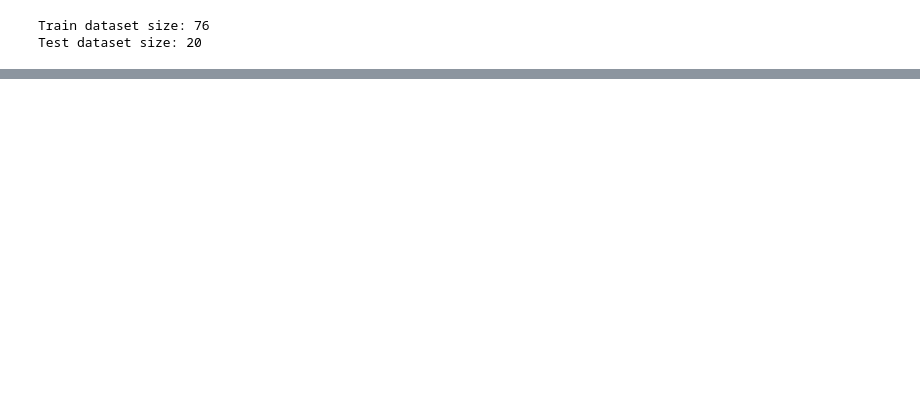
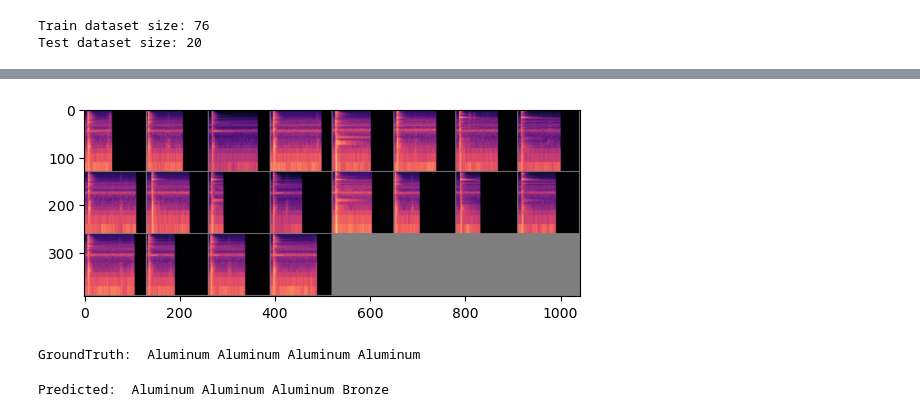
Before and after one commit to loopyNid/appliedMachineLearningSound, a Jupyter notebook: testModel2.ipynb, the cells around one changed output, grey strips where cells are left out. Drawn from its saved outputs; the diff is of its cells as text; code cells hidden in the pictures; blank space fills up the shorter version.

```diff
--- a/testModel2.ipynb
+++ b/testModel2.ipynb
@@ -136,0 +224,19 @@ RuntimeError: mat1 and mat2 shapes cannot be multiplied (32x262144 and 65536x128
+# %%
+dataiter = iter(test_loader)
+images, labels = next(dataiter)
+
+# print images
+imshow(torchvision.utils.make_grid(images))
+print('GroundTruth: ', ' '.join('%s' % classes[labels[j]] for j in range(4)))
+# %% [output]
+[figure, added]
+GroundTruth:  Aluminum Aluminum Aluminum Aluminum
+# %%
+outputs = model(images)
+
+_, predicted = torch.max(outputs, 1)
+
+print('Predicted: ', ' '.join('%s' % classes[predicted[j]]
+                              for j in range(4)))
+# %% [output]
+Predicted:  Aluminum Aluminum Aluminum Bronze
```
Also changed, not shown: parts of 15 cells of this notebook.
